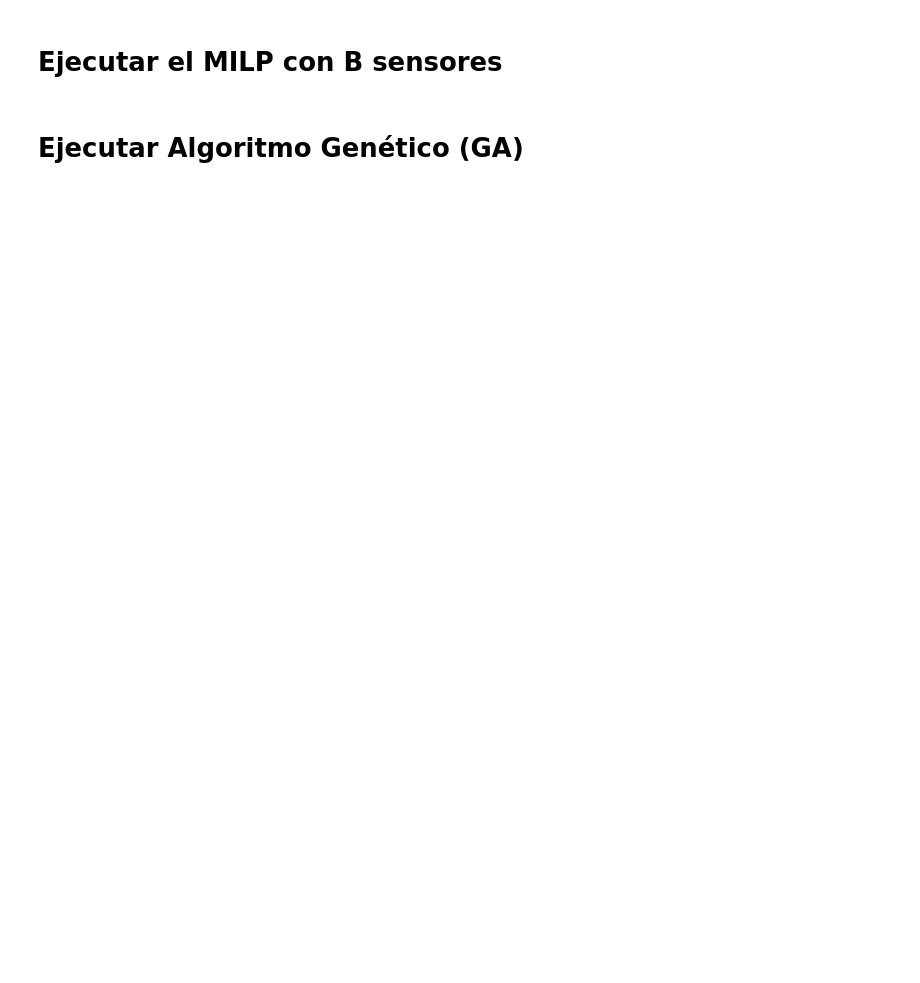
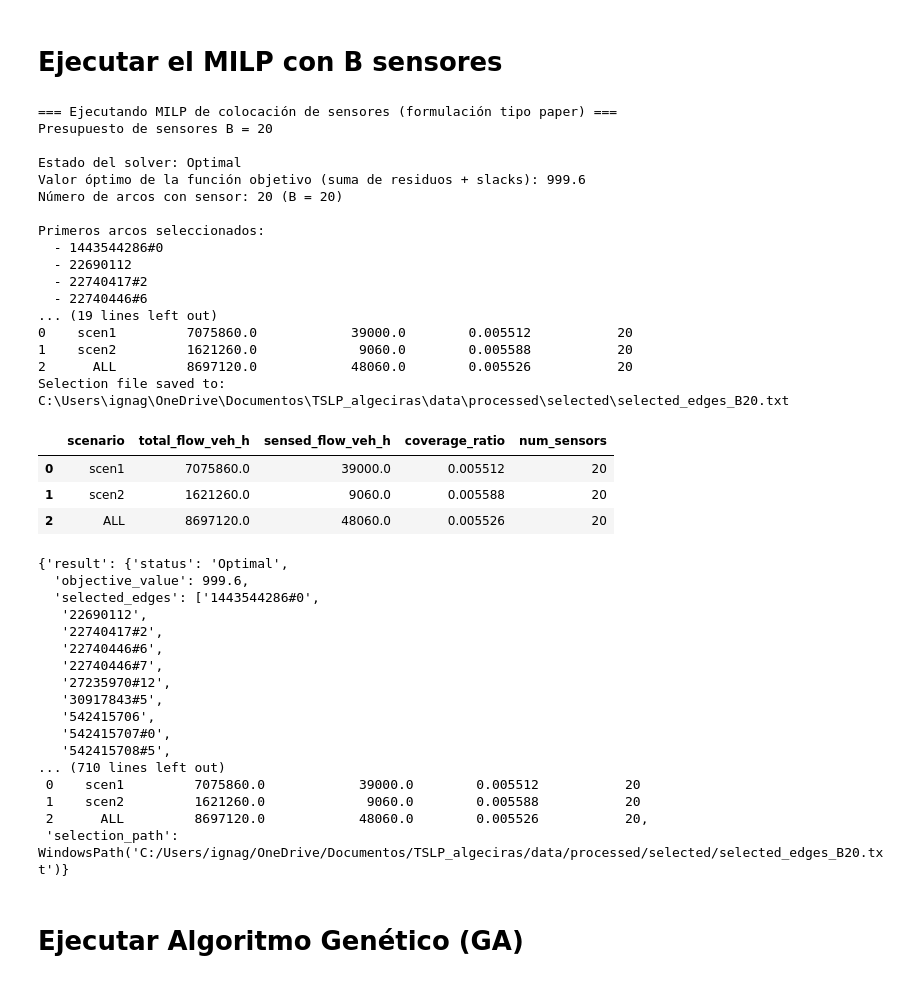
Before and after one commit to ignagp34/TSLP_Algeciras, a Jupyter notebook: notebooks/01_experimentos.ipynb, the cells around one changed output. Cells and saved outputs as stored; diff of their text form; code cells hidden in the pictures; blank space fills up the shorter version.

```diff
--- a/notebooks/01_experimentos.ipynb
+++ b/notebooks/01_experimentos.ipynb
@@ -84,16 +101,55 @@ print("Claves:", milp_inputs.keys())
 # %%
 from scripts.run_milp import run_milp_experiment
 
 # Ejecutar MILP con B sensores y guardar selección en data/processed/selected
 milp_run = run_milp_experiment(
-    B=100,
+    B=20,
     selection_dir=DATA_PROCESSED / "selected",
 )
 
 
 display(milp_run["df_cov"])
 
 milp_run
+# %% [output]
+=== Ejecutando MILP de colocación de sensores (formulación tipo paper) ===
+Presupuesto de sensores B = 20
+
+Estado del solver: Optimal
+Valor óptimo de la función objetivo (suma de residuos + slacks): 999.6
+Número de arcos con sensor: 20 (B = 20)
+
+Primeros arcos seleccionados:
+  - 1443544286#0
+  - 22690112
+  - 22740417#2
+  - 22740446#6
+... (19 lines left out)
+0    scen1         7075860.0            39000.0        0.005512           20
+1    scen2         1621260.0             9060.0        0.005588           20
+2      ALL         8697120.0            48060.0        0.005526           20
+Selection file saved to: C:\Users\ignag\OneDrive\Documentos\TSLP_algeciras\data\processed\selected\selected_edges_B20.txt
+|  | scenario | total_flow_veh_h | sensed_flow_veh_h | coverage_ratio | num_sensors |
+| 0 | scen1 | 7075860.0 | 39000.0 | 0.005512 | 20 |
+| 1 | scen2 | 1621260.0 | 9060.0 | 0.005588 | 20 |
+| 2 | ALL | 8697120.0 | 48060.0 | 0.005526 | 20 |
+{'result': {'status': 'Optimal',
+  'objective_value': 999.6,
+  'selected_edges': ['1443544286#0',
+   '22690112',
+   '22740417#2',
+   '22740446#6',
+   '22740446#7',
+   '27235970#12',
+   '30917843#5',
+   '542415706',
+   '542415707#0',
+   '542415708#5',
+... (710 lines left out)
+ 0    scen1         7075860.0            39000.0        0.005512           20
+ 1    scen2         1621260.0             9060.0        0.005588           20
+ 2      ALL         8697120.0            48060.0        0.005526           20,
+ 'selection_path': WindowsPath('C:/Users/ignag/OneDrive/Documentos/TSLP_algeciras/data/processed/selected/selected_edges_B20.txt')}
 # %% [markdown]
 # Ejecutar Algoritmo Genético (GA)
 # %%
```
Also changed, not shown: parts of 6 cells of this notebook, 6 other files.
